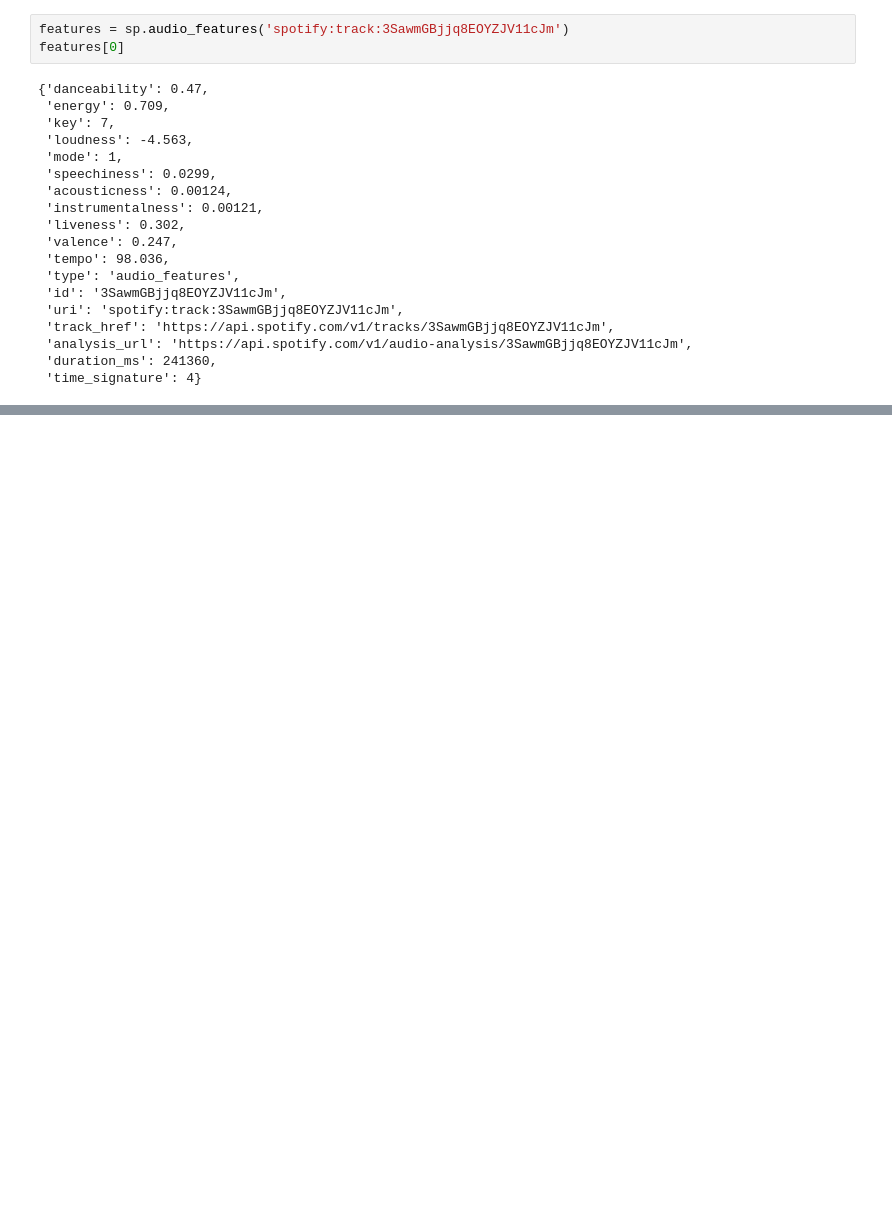
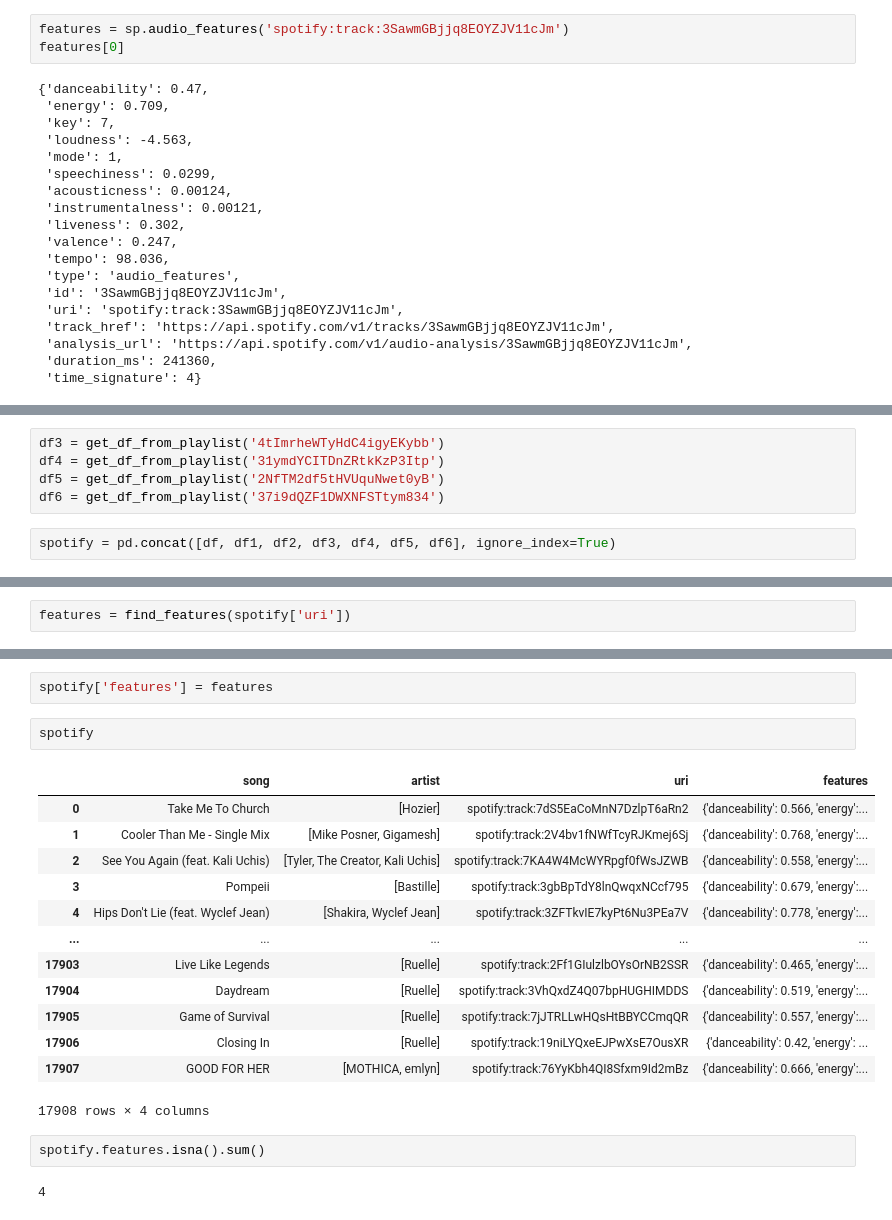
Before and after one commit to cargide/lab-web-scraping-single-page, a Jupyter notebook: lab01.ipynb, the cells around one changed output, grey strips where cells are left out. Cells and saved outputs as stored; diff of their text form; blank space fills up the shorter version.

```diff
--- a/lab01.ipynb
+++ b/lab01.ipynb
@@ -945,0 +1013,7 @@ find_features(df1['uri'])
+# %%
+df3 = get_df_from_playlist('4tImrheWTyHdC4igyEKybb')
+df4 = get_df_from_playlist('31ymdYCITDnZRtkKzP3Itp')
+df5 = get_df_from_playlist('2NfTM2df5tHVUquNwet0yB')
+df6 = get_df_from_playlist('37i9dQZF1DWXNFSTtym834')
+# %%
+spotify = pd.concat([df, df1, df2, df3, df4, df5, df6], ignore_index=True)
@@ -945,0 +1036,2 @@ find_features(df1['uri'])
+# %%
+features = find_features(spotify['uri'])
@@ -945,0 +1062,22 @@ find_features(df1['uri'])
+# %%
+spotify['features'] = features
+# %%
+spotify
+# %% [output]
+|  | song | artist | uri | features |
+| 0 | Take Me To Church | [Hozier] | spotify:track:7dS5EaCoMnN7DzlpT6aRn2 | {'danceability': 0.566, 'energy':... |
+| 1 | Cooler Than Me - Single Mix | [Mike Posner, Gigamesh] | spotify:track:2V4bv1fNWfTcyRJKmej6Sj | {'danceability': 0.768, 'energy':... |
+| 2 | See You Again (feat. Kali Uchis) | [Tyler, The Creator, Kali Uchis] | spotify:track:7KA4W4McWYRpgf0fWsJZWB | {'danceability': 0.558, 'energy':... |
+| 3 | Pompeii | [Bastille] | spotify:track:3gbBpTdY8lnQwqxNCcf795 | {'danceability': 0.679, 'energy':... |
+| 4 | Hips Don't Lie (feat. Wyclef Jean) | [Shakira, Wyclef Jean] | spotify:track:3ZFTkvIE7kyPt6Nu3PEa7V | {'danceability': 0.778, 'energy':... |
+| ... | ... | ... | ... | ... |
+| 17903 | Live Like Legends | [Ruelle] | spotify:track:2Ff1GIulzlbOYsOrNB2SSR | {'danceability': 0.465, 'energy':... |
+| 17904 | Daydream | [Ruelle] | spotify:track:3VhQxdZ4Q07bpHUGHIMDDS | {'danceability': 0.519, 'energy':... |
+| 17905 | Game of Survival | [Ruelle] | spotify:track:7jJTRLLwHQsHtBBYCCmqQR | {'danceability': 0.557, 'energy':... |
+| 17906 | Closing In | [Ruelle] | spotify:track:19niLYQxeEJPwXsE7OusXR | {'danceability': 0.42, 'energy': ... |
+| 17907 | GOOD FOR HER | [MOTHICA, emlyn] | spotify:track:76YyKbh4QI8Sfxm9Id2mBz | {'danceability': 0.666, 'energy':... |
+17908 rows × 4 columns
+# %%
+spotify.features.isna().sum()
+# %% [output]
+4
```
Also changed, not shown: parts of 25 cells of this notebook, 2 other files.
